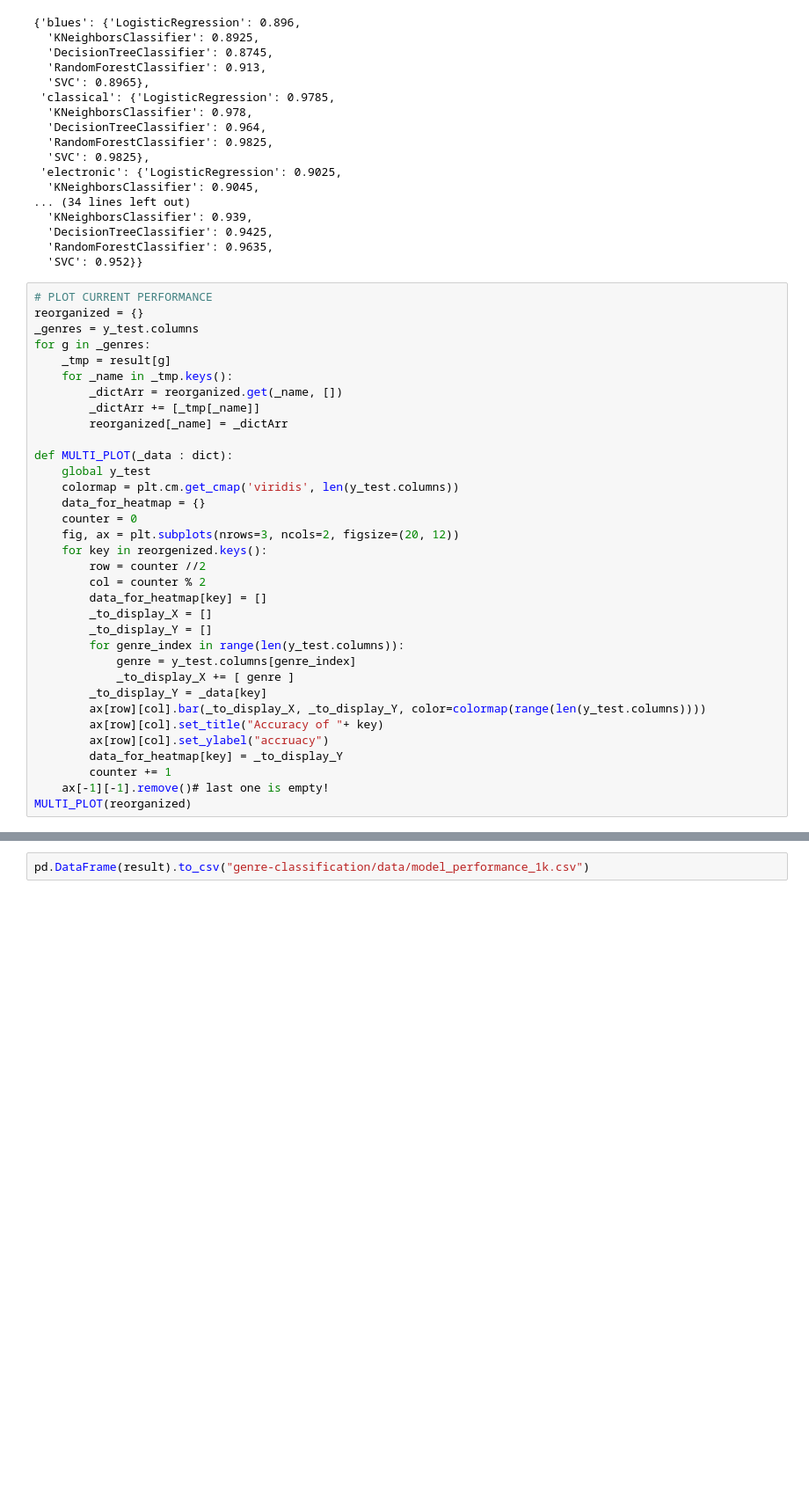
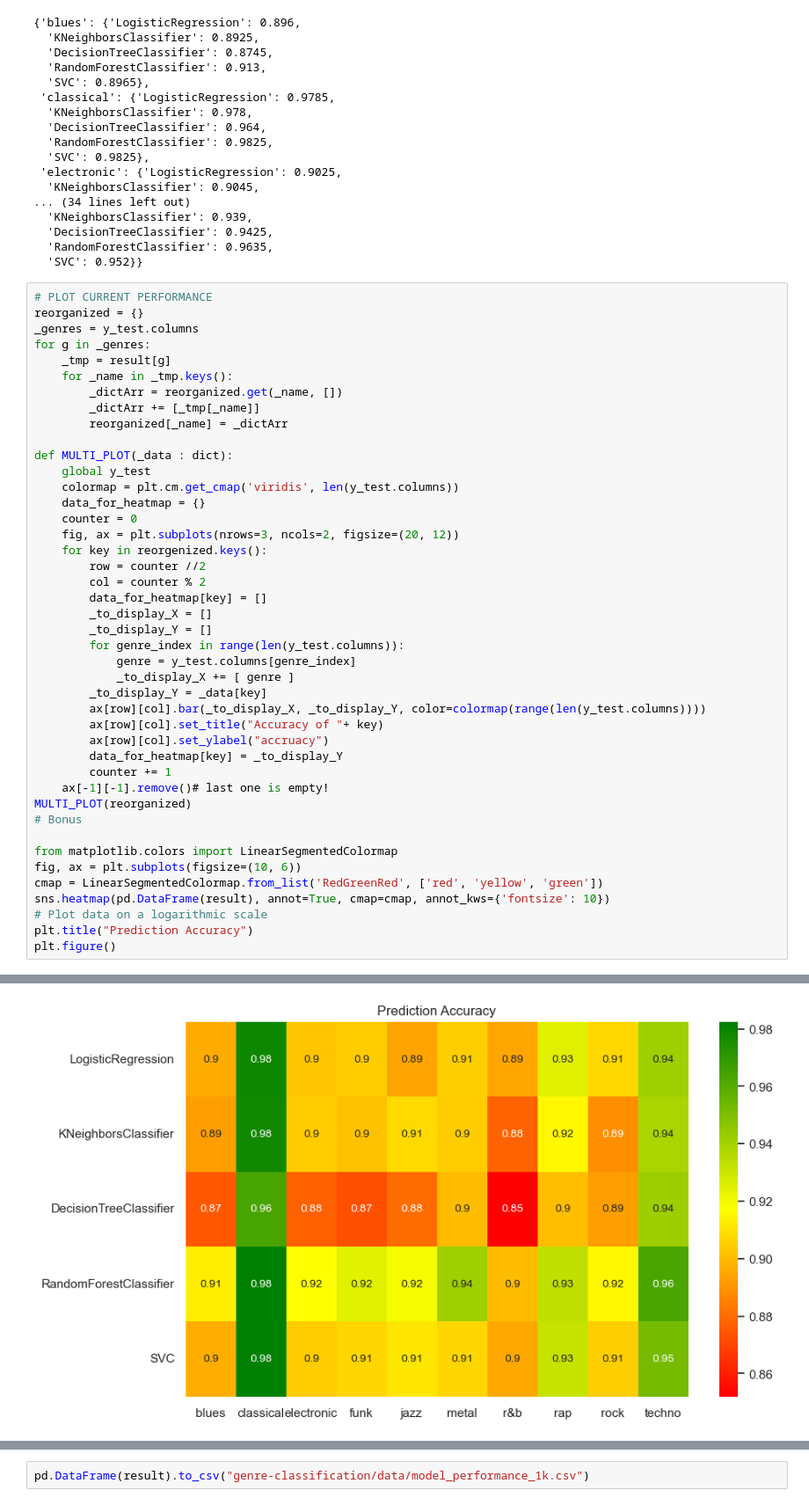
Before and after one commit to alpargur/machine-learning-101, a Jupyter notebook: dev/genre-classification/initial_datatraining_1k.ipynb, the cells around one changed output, grey strips where cells are left out. Shown at 88% size. Saved outputs shown, nothing was run; the diff lists cells and outputs as text; blank space fills up the shorter version.

Commit message:
Added Prediction accuracy heatmap as bonus

```diff
--- a/dev/genre-classification/initial_datatraining_1k.ipynb
+++ b/dev/genre-classification/initial_datatraining_1k.ipynb
@@ -202,4 +202,13 @@ def MULTI_PLOT(_data : dict):
         counter += 1
     ax[-1][-1].remove()# last one is empty!
 MULTI_PLOT(reorganized)
+# Bonus
+
+from matplotlib.colors import LinearSegmentedColormap
+fig, ax = plt.subplots(figsize=(10, 6))
+cmap = LinearSegmentedColormap.from_list('RedGreenRed', ['red', 'yellow', 'green'])
+sns.heatmap(pd.DataFrame(result), annot=True, cmap=cmap, annot_kws={'fontsize': 10})
+# Plot data on a logarithmic scale
+plt.title("Prediction Accuracy")
+plt.figure()
 # %% [output]
@@ -206 +216,2 @@ MULTI_PLOT(reorganized)
 [figure]
+[figure, added]
```
Also changed, not shown: parts of 2 cells of this notebook.
